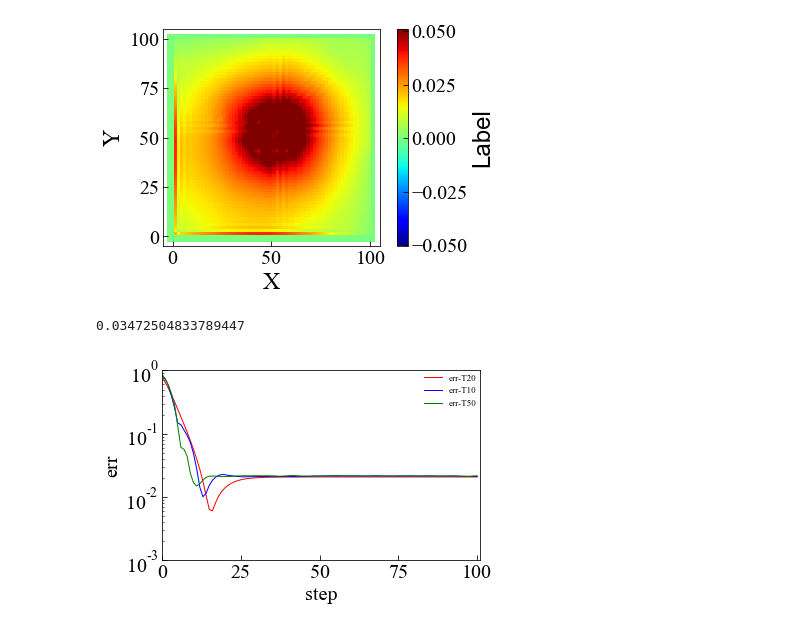
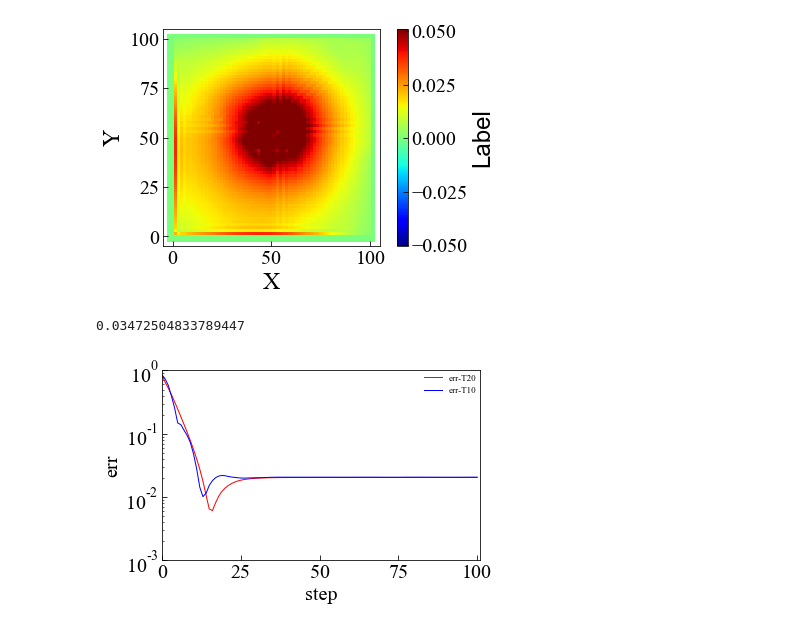
Before and after one commit to maedarn/code_tohoku, a Jupyter notebook: py/plot2D-loop.ipynb, the cells around one changed output. Drawn from its saved outputs; the diff is of its cells as text; code cells hidden in the pictures.

```diff
--- a/py/plot2D-loop.ipynb
+++ b/py/plot2D-loop.ipynb
@@ -161,14 +161,21 @@ for i in range(nloop):
 rms = [0] * nloop
 drms = [0] * nloop
 erms = [0] * nloop
+
+frms = [0] * nloop
+grms = [0] * nloop
+
 b = np.arange(nloop)
 b=b*step
 
-dir55 = '/Users/maeda/Desktop/Dropbox/analysis/telegraph-test-2D-1/cg1-T10-rho1-cen-32-1000st/'
-dir56 = '/Users/maeda/Desktop/Dropbox/analysis/telegraph-test-2D-1/cg1-T50-rho1-cen-64-1000st/'
+dir55 = '/Users/maeda/Desktop/Dropbox/analysis/telegraph-test-2D-1/cg1-T10-rho1-cen-64-1000st-out/'
+dir56 = '/Users/maeda/Desktop/Dropbox/analysis/telegraph-test-2D-1/cg1-T50-rho1-cen-64-1000st-out/'
+
+dir57 = '/Users/maeda/Desktop/Dropbox/analysis/telegraph-test-2D-1/cg1-T10-rho1-cen-64-1000st/'
+dir58 = '/Users/maeda/Desktop/Dropbox/analysis/telegraph-test-2D-1/cg1-T50-rho1-cen-64-1000st/'
 
 for i in range(nloop):
-    data = np.loadtxt(dir53+'phi2D'+"%05.f"%(i)+'.dat', delimiter=',', unpack=True ,dtype='float')
+    data = np.loadtxt(dir55+'phi2D'+"%05.f"%(i)+'.dat', delimiter=',', unpack=True ,dtype='float')
     rdata = np.reshape(data[a, :], (nd, ny ,nx))
 
     #data = np.loadtxt(dir54+'phi2D'+"%05.f"%(i)+'.dat', delimiter=',', unpack=True ,dtype='float')
@@ -180,16 +187,28 @@ for i in range(nloop):
     edata = np.loadtxt(dir56+'phi2D'+"%05.f"%(i)+'.dat', delimiter=',', unpack=True ,dtype='float')
     redata = np.reshape(edata[a, :], (nd, ny ,nx))
 
+    fdata = np.loadtxt(dir57+'phi2D'+"%05.f"%(i)+'.dat', delimiter=',', unpack=True ,dtype='float')
+    rfdata = np.reshape(fdata[a, :], (nd, ny ,nx))
+    gdata = np.loadtxt(dir58+'phi2D'+"%05.f"%(i)+'.dat', delimiter=',', unpack=True ,dtype='float')
+    rgdata = np.reshape(gdata[a, :], (nd, ny ,nx))
+
     err=rdata[7,:,:]-rdata[12,:,:]
     #derr=rddata[8,:,:]-rddata[12,:,:]
     #derr=rdata[8,:,:]-rdata[12,:,:]
     derr=redata[7,:,:]-redata[12,:,:]
     eerr=redata[9,:,:]-redata[12,:,:]
+
+    ferr=rfdata[7,:,:]-rfdata[12,:,:]
+    gerr=rgdata[7,:,:]-rgdata[12,:,:]
+
     #err[nx-2,:]=0.0
     #err[:,ny-2]=0.0
     rms[i] = np.sqrt(np.mean(err*err)/3)
     drms[i] = np.sqrt(np.mean(derr*derr)/3)
     erms[i] = np.sqrt(np.mean(eerr*eerr)/3)
+
+    frms[i] = np.sqrt(np.mean(ferr*ferr)/3)
+    grms[i] = np.sqrt(np.mean(gerr*gerr)/3)
 
 
 errtest=rdata[7,nx-2,ny-2]-rdata[12,nx-3,ny-3]
@@ -214,32 +233,35 @@ plt.ylim([0.001, 1.0]) # y方向の描画範囲を指定
 plt.rcParams["legend.markerscale"] = 2
 plt.rcParams["legend.fancybox"] = False
 plt.rcParams["legend.framealpha"] = 1
 plt.rcParams["legend.edgecolor"] = 'black'
 
 
 plt.yscale('log')
 plt.plot(b,rms, color='red' , linestyle = "solid", markersize=2.5, linewidth = 1,label="err-T20")
 plt.plot(b,drms, color='blue' , linestyle = "solid", markersize=2.5, linewidth = 1,label="err-T10")
-plt.plot(b,erms, color='green' , linestyle = "solid", markersize=2.5, linewidth = 1,label="err-T50")
+
+#plt.plot(b,frms, color='green' , linestyle = "solid", markersize=2.5, linewidth = 1,label="err-T20")
+#plt.plot(b,grms, color='black' , linestyle = "solid", markersize=2.5, linewidth = 1,label="err-T10")
+#plt.plot(b,erms, color='green' , linestyle = "solid", markersize=2.5, linewidth = 1,label="err-T50")
 
 ax.set_xlabel('step')
 ax.set_ylabel('err')
 
 plt.legend(bbox_to_anchor=(1, 1), loc='upper right', borderaxespad=0, fontsize=9,frameon=False)
 
 fig.tight_layout()
 #グラフ表示
 plt.show()
 #plt.figure(figsize=(5, 6))
 
 # 保存するPDFファイル名
 pp = PdfPages(dir53+'test1.pdf')
 pp = PdfPages('/Users/maeda/Desktop/test1.pdf')
 # 画像をPDFとして保存する
 pp.savefig(fig)
 # PDFの保存終了
 pp.close()
 #plt.savefig("R-Vesc.png")
 # %% [output]
 0.03472504833789447
-[figure, old version]
+[figure, new version]
```
Also changed, not shown: 9 other files.
